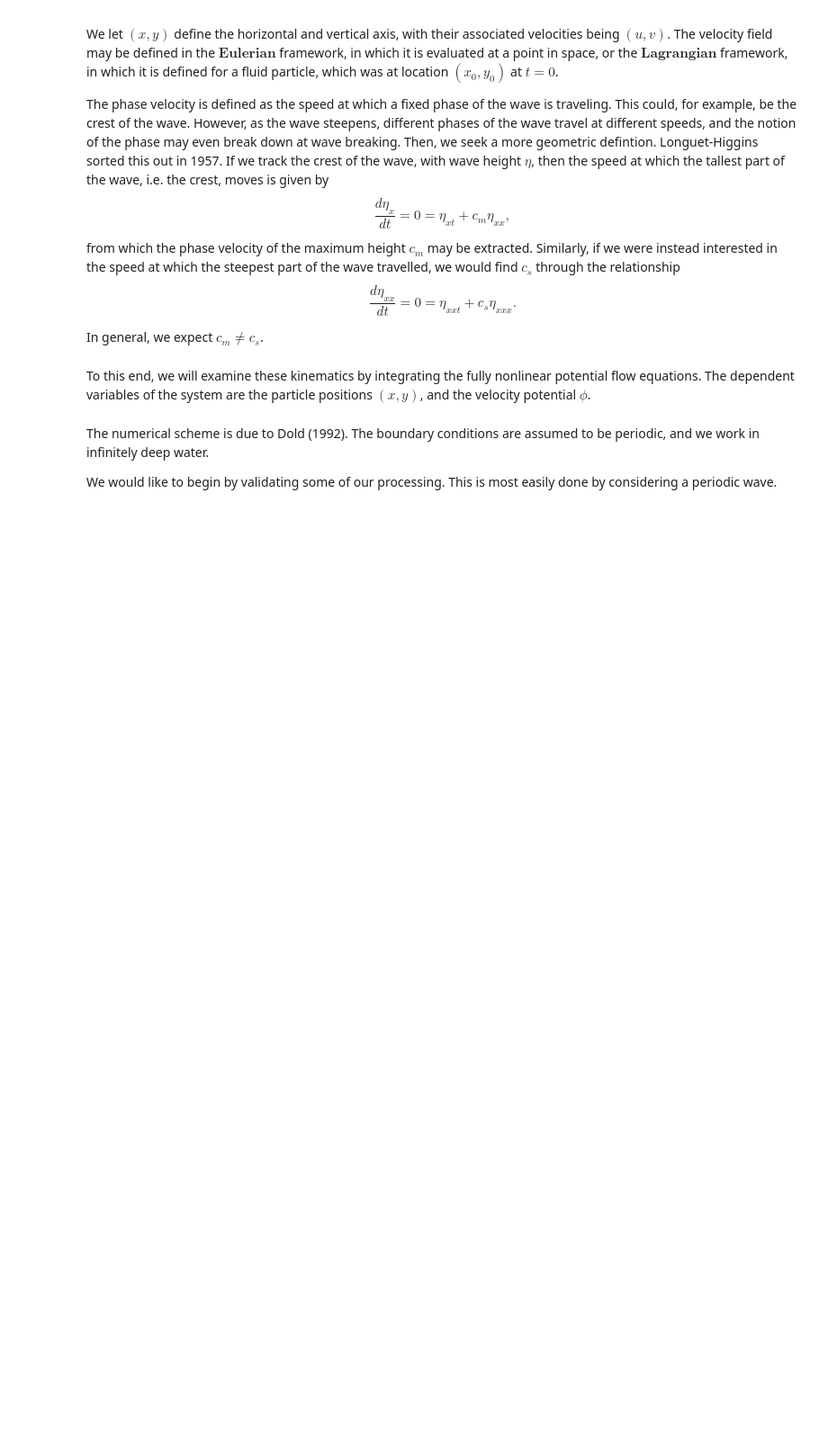
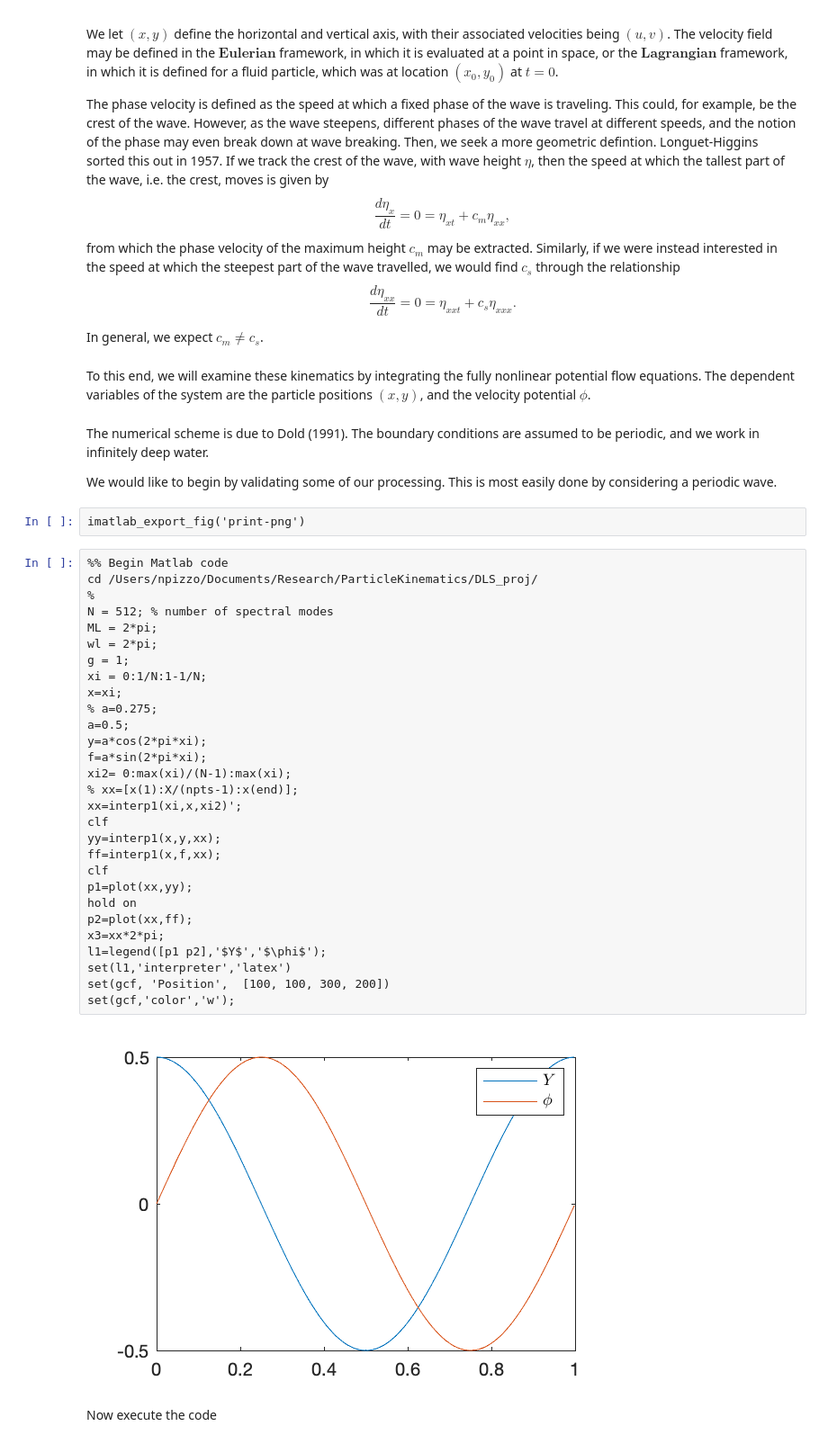
Before and after one commit to npizzo/particlekinematics, a Jupyter notebook: DLS_Particle Kinematics.ipynb, the cells around one changed output. Shown at 90% size. Saved outputs shown, nothing was run; the diff lists cells and outputs as text; blank space fills up the shorter version.

Commit message:
Updated Jupyter notebook examining particle kinematics

```diff
--- a/DLS_Particle Kinematics.ipynb
+++ b/DLS_Particle Kinematics.ipynb
@@ -14,6 +14,41 @@ In general, we expect $c_{m} \neq c_{s}$.
 # %% [markdown]
 To this end, we will examine these kinematics by integrating the fully nonlinear potential flow equations. The dependent variables of the system are the particle positions $(x,y)$, and the velocity potential $\phi$.
 # %% [markdown]
-The numerical scheme is due to Dold (1992). The boundary conditions are assumed to be periodic, and we work in infinitely deep water.
+The numerical scheme is due to Dold (1991). The boundary conditions are assumed to be periodic, and we work in infinitely deep water.
 
 We would like to begin by validating some of our processing. This is most easily done by considering a periodic wave.
+# %%
+imatlab_export_fig('print-png')
+# %%
+%% Begin Matlab code
+cd /Users/npizzo/Documents/Research/ParticleKinematics/DLS_proj/
+%
+N = 512; % number of spectral modes
+ML = 2*pi;
+wl = 2*pi;
+g = 1;
+xi = 0:1/N:1-1/N;
+x=xi;
+% a=0.275;
+a=0.5;
+y=a*cos(2*pi*xi);
+f=a*sin(2*pi*xi);
+xi2= 0:max(xi)/(N-1):max(xi);
+% xx=[x(1):X/(npts-1):x(end)];
+xx=interp1(xi,x,xi2)';
+clf
+yy=interp1(x,y,xx);
+ff=interp1(x,f,xx);
+clf
+p1=plot(xx,yy);
+hold on
+p2=plot(xx,ff);
+x3=xx*2*pi;
+l1=legend([p1 p2],'$Y$','$\phi$');
+set(l1,'interpreter','latex')
+set(gcf, 'Position',  [100, 100, 300, 200])
+set(gcf,'color','w');
+# %% [output]
+[figure, added]
+# %% [markdown]
+Now execute the code
```
Also changed, not shown: parts of 10 cells of this notebook, 1 other file.
